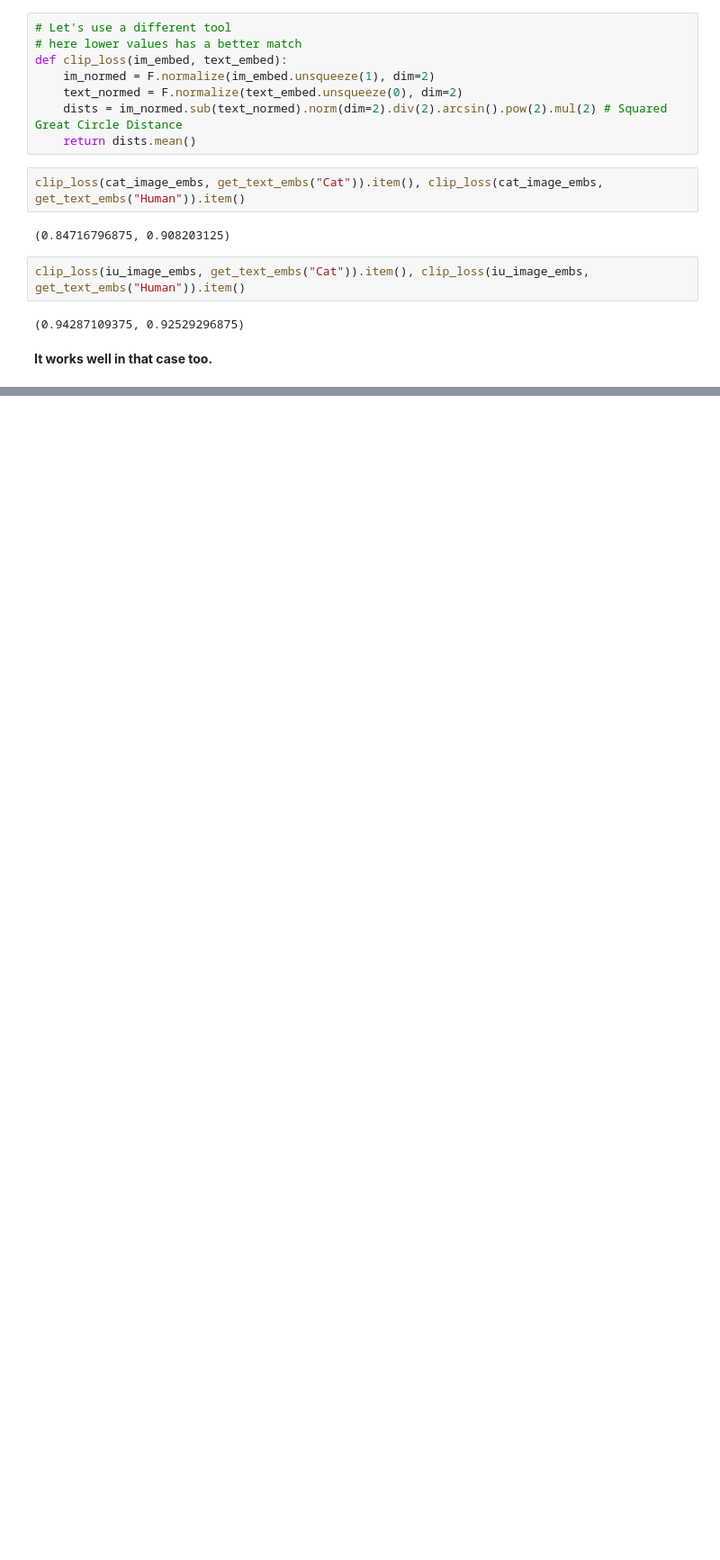
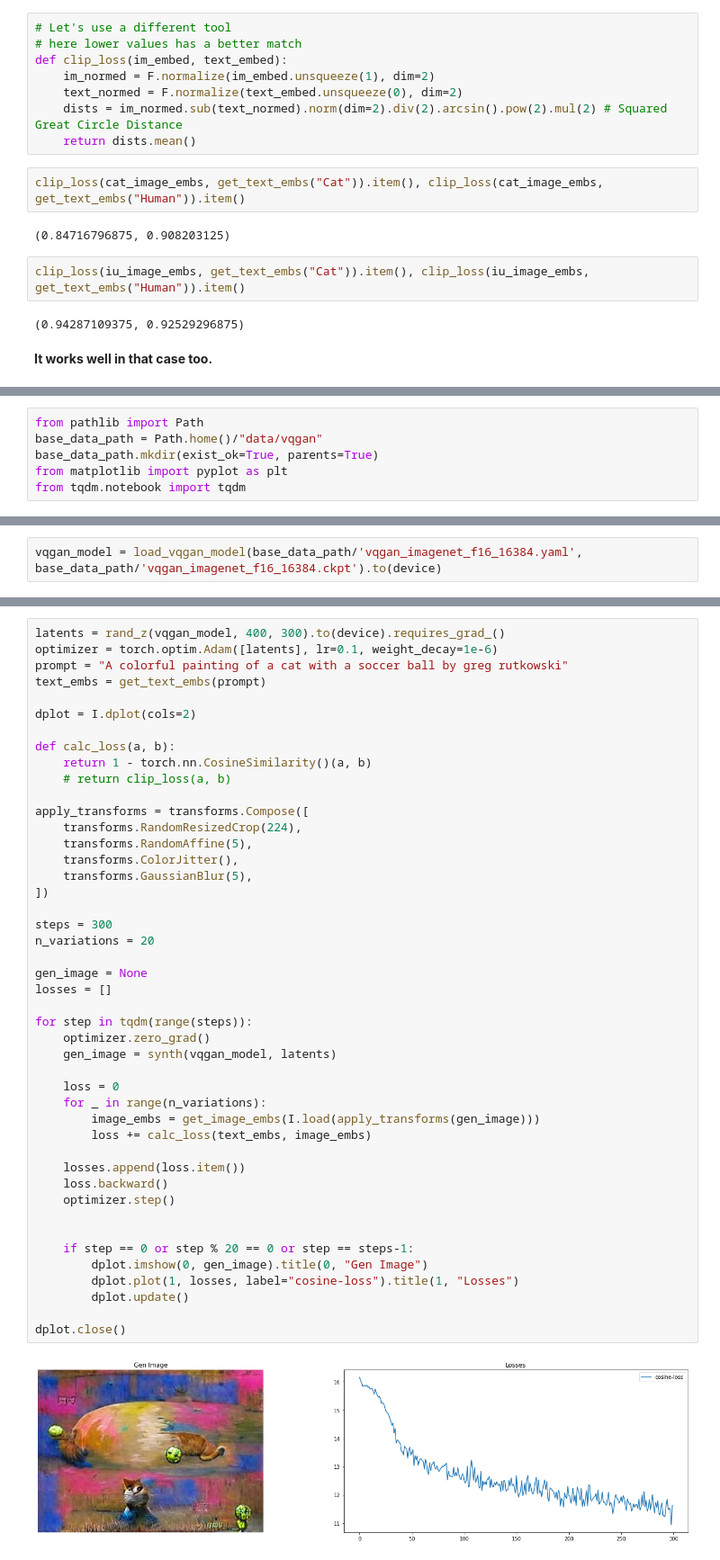
Before and after one commit to arunoda/adeep, a Jupyter notebook: aiaiart/03.2-clip-and-vqgan.ipynb, the cells around one changed output, grey strips where cells are left out. Shown at 90% size. Saved outputs shown, nothing was run; the diff lists cells and outputs as text; blank space fills up the shorter version.

Commit message:
Play with clip and vqgan

```diff
--- a/aiaiart/03.2-clip-and-vqgan.ipynb
+++ b/aiaiart/03.2-clip-and-vqgan.ipynb
@@ -83,0 +95,6 @@ clip_loss(iu_image_embs, get_text_embs("Cat")).item(), clip_loss(iu_image_embs,
+# %%
+from pathlib import Path
+base_data_path = Path.home()/"data/vqgan"
+base_data_path.mkdir(exist_ok=True, parents=True)
+from matplotlib import pyplot as plt
+from tqdm.notebook import tqdm
@@ -83,0 +172,2 @@ clip_loss(iu_image_embs, get_text_embs("Cat")).item(), clip_loss(iu_image_embs,
+# %%
+vqgan_model = load_vqgan_model(base_data_path/'vqgan_imagenet_f16_16384.yaml', base_data_path/'vqgan_imagenet_f16_16384.ckpt').to(device)
@@ -83,0 +181,47 @@ clip_loss(iu_image_embs, get_text_embs("Cat")).item(), clip_loss(iu_image_embs,
+# %%
+latents = rand_z(vqgan_model, 400, 300).to(device).requires_grad_()
+optimizer = torch.optim.Adam([latents], lr=0.1, weight_decay=1e-6)
+prompt = "A colorful painting of a cat with a soccer ball by greg rutkowski"
+text_embs = get_text_embs(prompt)
+
+dplot = I.dplot(cols=2)
+
+def calc_loss(a, b):
+    return 1 - torch.nn.CosineSimilarity()(a, b)
+    # return clip_loss(a, b)
+
+apply_transforms = transforms.Compose([
+    transforms.RandomResizedCrop(224),
+    transforms.RandomAffine(5),
+    transforms.ColorJitter(),
+    transforms.GaussianBlur(5),
+])
+
+steps = 300
+n_variations = 20
+
+gen_image = None
+losses = []
+
+for step in tqdm(range(steps)):
+    optimizer.zero_grad()
+    gen_image = synth(vqgan_model, latents)
+
+    loss = 0
+    for _ in range(n_variations):
+        image_embs = get_image_embs(I.load(apply_transforms(gen_image)))
+        loss += calc_loss(text_embs, image_embs)
+
+    losses.append(loss.item())
+    loss.backward()
+    optimizer.step()
+
+
+    if step == 0 or step % 20 == 0 or step == steps-1:
+        dplot.imshow(0, gen_image).title(0, "Gen Image")
+        dplot.plot(1, losses, label="cosine-loss").title(1, "Losses")
+        dplot.update()
+
+dplot.close()
+# %% [output]
+[figure, added]
```
Also changed, not shown: parts of 7 cells of this notebook, 1 other file.
